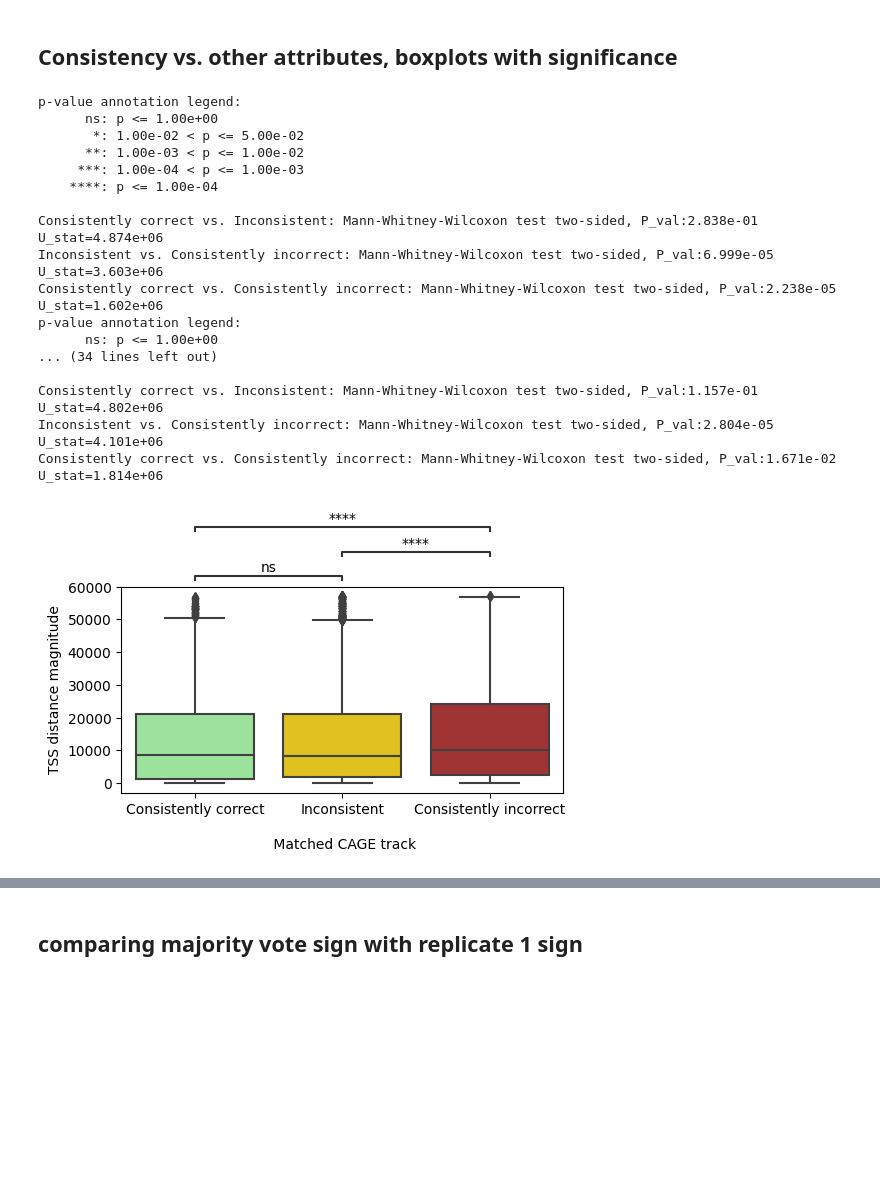
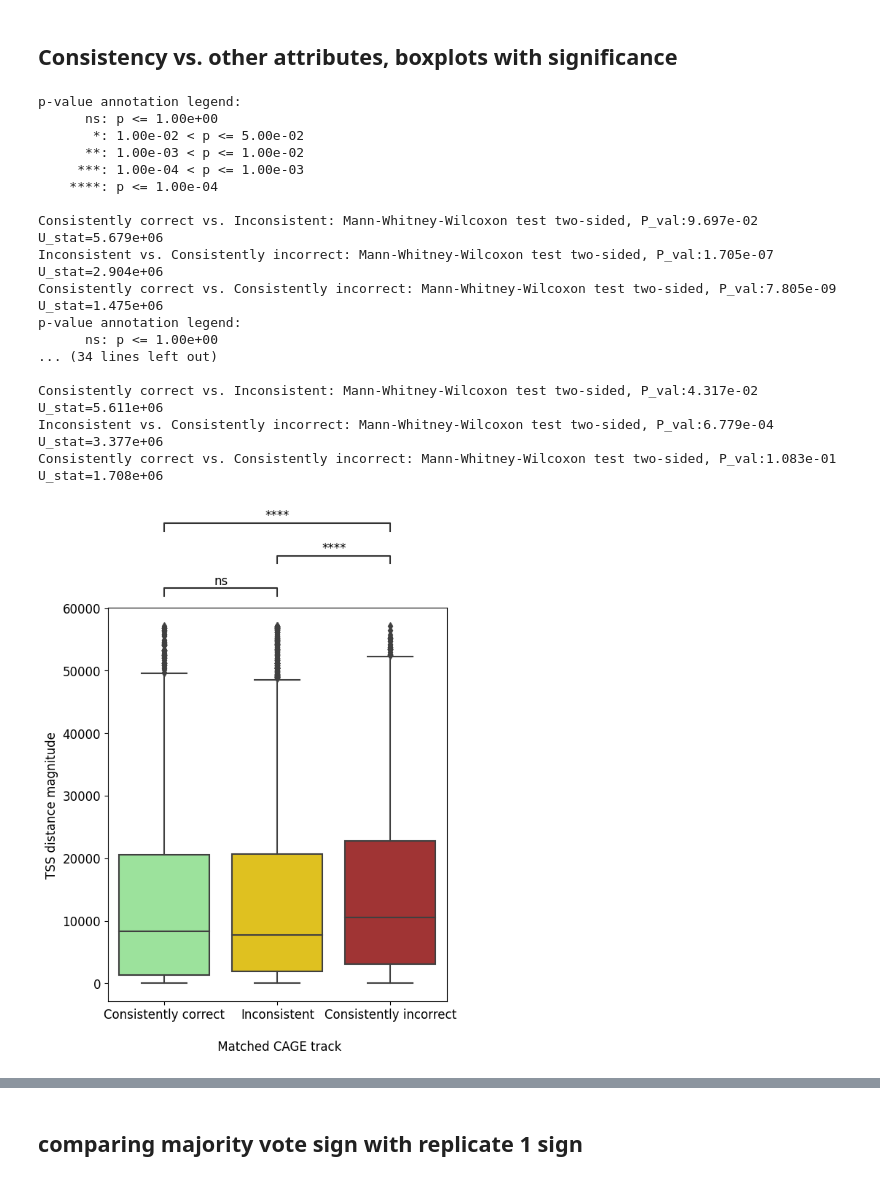
Before and after one commit to ni-lab/basenji2_uncertainty, a Jupyter notebook: notebooks/eQTL_uncertainty_analysis.ipynb, the cells around one changed output, grey strips where cells are left out. Saved outputs shown, nothing was run; the diff lists cells and outputs as text; code cells hidden in the pictures; blank space fills up the shorter version.

```diff
--- a/notebooks/eQTL_uncertainty_analysis.ipynb
+++ b/notebooks/eQTL_uncertainty_analysis.ipynb
@@ -647,9 +630,9 @@ print(true_pos)
 # %%
 ## Not separating 3 vs. 4 rep agreement
-## Note: bug fixed, now seeing higher consistently correct fraction as expected
 
 # Define the width of each bar group and the width of each bar within a group
 bar_width = 0.15
+plt.rcParams.update({'font.size': 15})
 index = np.arange(len(tlist_sorted_pos))
 
 # edit tissue names format
@@ -672,7 +655,7 @@ ax.set_xticks(index)
 ax.set_xticklabels(labels, rotation = 45)
 ax.legend(loc='upper right')
 
-plt.ylim((0,0.65))
+plt.ylim((0,0.7))
 plt.tight_layout()
-plt.savefig(f'{save_path}/{assay_name}/aggreate_{assay_name}_noisy_proportion_eqtls_sign.pdf')
+plt.savefig(f'{SAVE_PATH}/{assay_name}/aggreate_{assay_name}_noisy_proportion_eqtls_sign.pdf')
 # %% [output]
@@ -680,9 +663,9 @@ plt.savefig(f'{save_path}/{assay_name}/aggreate_{assay_name}_noisy_proportion_eq
 # %%
 ## With separating 3 vs. 4 rep agreement
-## Note: bug fixed, now seeing higher consistently correct fraction as expected
 
 # Define the width of each bar group and the width of each bar within a group
 bar_width = 0.15
+plt.rcParams.update({'font.size': 15})
 index = np.arange(len(tlist_sorted_pos))
 
 # edit tissue names format
@@ -707,7 +690,7 @@ ax.set_xticks(index)
 ax.set_xticklabels(labels, rotation = 45)
 ax.legend(loc='upper right')
 
-plt.ylim((0,0.65))
+plt.ylim((0,0.7))
 plt.tight_layout()
-plt.savefig(f'{save_path}/{assay_name}/aggreate_{assay_name}_stacked_noisy_proportion_eqtls_sign.pdf')
+plt.savefig(f'{SAVE_PATH}/{assay_name}/aggreate_{assay_name}_stacked_noisy_proportion_eqtls_sign.pdf')
 # %% [output]
@@ -714,0 +753,27 @@ plt.savefig(f'{save_path}/{assay_name}/aggreate_{assay_name}_stacked_noisy_propo
+# %%
+bar_width = 0.15
+plt.rcParams.update({'font.size': 15})
+index = np.arange(1)
+
+fig, ax = plt.subplots(figsize=(6,8))
+
+bar_cc = ax.bar(index-bar_width, proportions_all[0], bar_width, label='Consistently correct', color='lightgreen', alpha=0.7)
+#ax.annotate(f'{round(proportions_all[0], 2)}', xy=(index-bar_width, proportions_all[0]), xytext=(0, 3), textcoords="offset points", ha='center', va='bottom')
+bar_c4 = ax.bar(index, proportions_all[1], bar_width, label='4 correct', color='olivedrab', alpha=0.7)
+bar_c3 = ax.bar(index, proportions_all[2], bar_width, bottom=proportions_all[1], label='3 correct', color='gold', alpha=0.7)
+bar_c2 = ax.bar(index, proportions_all[3], bar_width, bottom=sum(proportions_all[1:3]), label='2 correct', color='sandybrown', alpha=0.7)
+bar_c1 = ax.bar(index, proportions_all[4], bar_width, bottom=sum(proportions_all[1:4]), label='1 correct', color='orangered', alpha=0.7)
+bar_ci = ax.bar(index+bar_width, proportions_all[5], bar_width, label='Consistently incorrect', color='firebrick', alpha=0.7)
+
+ax.set_ylabel('Proportion of eQTLs')
+ax.set_title(f'{assay_name}', )
+ax.legend(loc='upper right', fontsize=12)
+
+plt.ylim((0,0.7))
+plt.xlim((index-1, index+2))
+
+ax.set_xticks([0.0])
+ax.set_xticklabels([f'All tissues\n(N={total_num_eqtls})'])
+
+plt.tight_layout()
+plt.savefig(f'{SAVE_PATH}/{assay_name}/aggreate_{assay_name}_combined_stacked_correct_noisy_proportion_eqtls_sign.pdf')
@@ -744,42 +811,44 @@ pairs=[("Consistently correct", "Consistently incorrect"),
        ("Consistently incorrect", "Inconsistent")]
 order=["Consistently correct", "Inconsistent", "Consistently incorrect"]
 colors = ['lightgreen', 'gold', 'firebrick']
+plt.rcParams.update({'font.size': 12})
 
 x="sign agreement"
 for y in ["TSS distance magnitude", "eQTL effect size magnitude", "SAD mean magnitude", "SAD mean", "phyloP"]:
-    fig, ax = plt.subplots(figsize=(5.5,4))
+    #fig, ax = plt.subplots(figsize=(5.5,4))
+    fig, ax = plt.subplots(figsize=(6,8))
     ax = sns.boxplot(data=all_tissue_df, x=x,  y=y, ax=ax, order=order, palette=colors)
 
     if y == "phyloP":
         plt.yscale('symlog')
     if y == "SAD mean magnitude":
         plt.yscale('log')
 
     annotator = Annotator(ax, pairs, data=all_tissue_df, x=x, y=y)
     annotator.configure(test='Mann-Whitney', text_format='star', loc='outside')
     annotator.apply_and_annotate()
 
     #plt.suptitle(f"Sign agreement vs. {y} \n for {assay_name} prediction for all tissues")
     plt.xlabel(f'\n Matched {assay_name} track')
     plt.tight_layout()
     y_name = y.replace(' ', '_')
-    plt.savefig(f"{save_path}/{assay_name}/all_tissues_{assay_name}_sign_good_bad_noise_{y_name}.pdf", dpi=300)
+    plt.savefig(f"{SAVE_PATH}/{assay_name}/all_tissues_{assay_name}_sign_good_bad_noise_{y_name}.pdf", dpi=300)
 # %% [output]
 p-value annotation legend:
       ns: p <= 1.00e+00
        *: 1.00e-02 < p <= 5.00e-02
       **: 1.00e-03 < p <= 1.00e-02
      ***: 1.00e-04 < p <= 1.00e-03
     ****: p <= 1.00e-04
 
-Consistently correct vs. Inconsistent: Mann-Whitney-Wilcoxon test two-sided, P_val:2.838e-01 U_stat=4.874e+06
-Inconsistent vs. Consistently incorrect: Mann-Whitney-Wilcoxon test two-sided, P_val:6.999e-05 U_stat=3.603e+06
-Consistently correct vs. Consistently incorrect: Mann-Whitney-Wilcoxon test two-sided, P_val:2.238e-05 U_stat=1.602e+06
+Consistently correct vs. Inconsistent: Mann-Whitney-Wilcoxon test two-sided, P_val:9.697e-02 U_stat=5.679e+06
+Inconsistent vs. Consistently incorrect: Mann-Whitney-Wilcoxon test two-sided, P_val:1.705e-07 U_stat=2.904e+06
+Consistently correct vs. Consistently incorrect: Mann-Whitney-Wilcoxon test two-sided, P_val:7.805e-09 U_stat=1.475e+06
 p-value annotation legend:
       ns: p <= 1.00e+00
 ... (34 lines left out)
 
-Consistently correct vs. Inconsistent: Mann-Whitney-Wilcoxon test two-sided, P_val:1.157e-01 U_stat=4.802e+06
-Inconsistent vs. Consistently incorrect: Mann-Whitney-Wilcoxon test two-sided, P_val:2.804e-05 U_stat=4.101e+06
-Consistently correct vs. Consistently incorrect: Mann-Whitney-Wilcoxon test two-sided, P_val:1.671e-02 U_stat=1.814e+06
+Consistently correct vs. Inconsistent: Mann-Whitney-Wilcoxon test two-sided, P_val:4.317e-02 U_stat=5.611e+06
+Inconsistent vs. Consistently incorrect: Mann-Whitney-Wilcoxon test two-sided, P_val:6.779e-04 U_stat=3.377e+06
+Consistently correct vs. Consistently incorrect: Mann-Whitney-Wilcoxon test two-sided, P_val:1.083e-01 U_stat=1.708e+06
-[figure, old version]
+[figure, new version]
```
Also changed, not shown: parts of 22 cells of this notebook.
